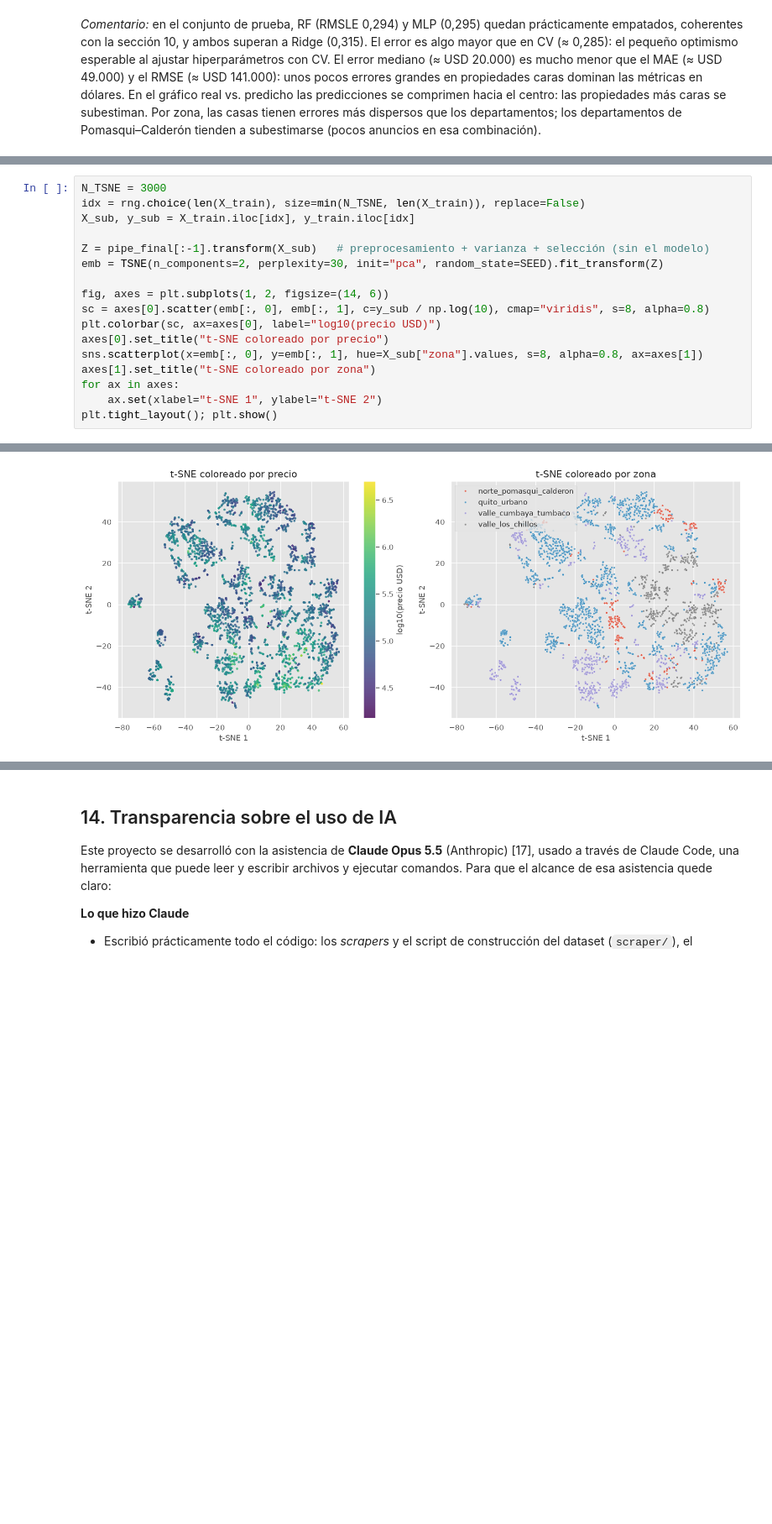
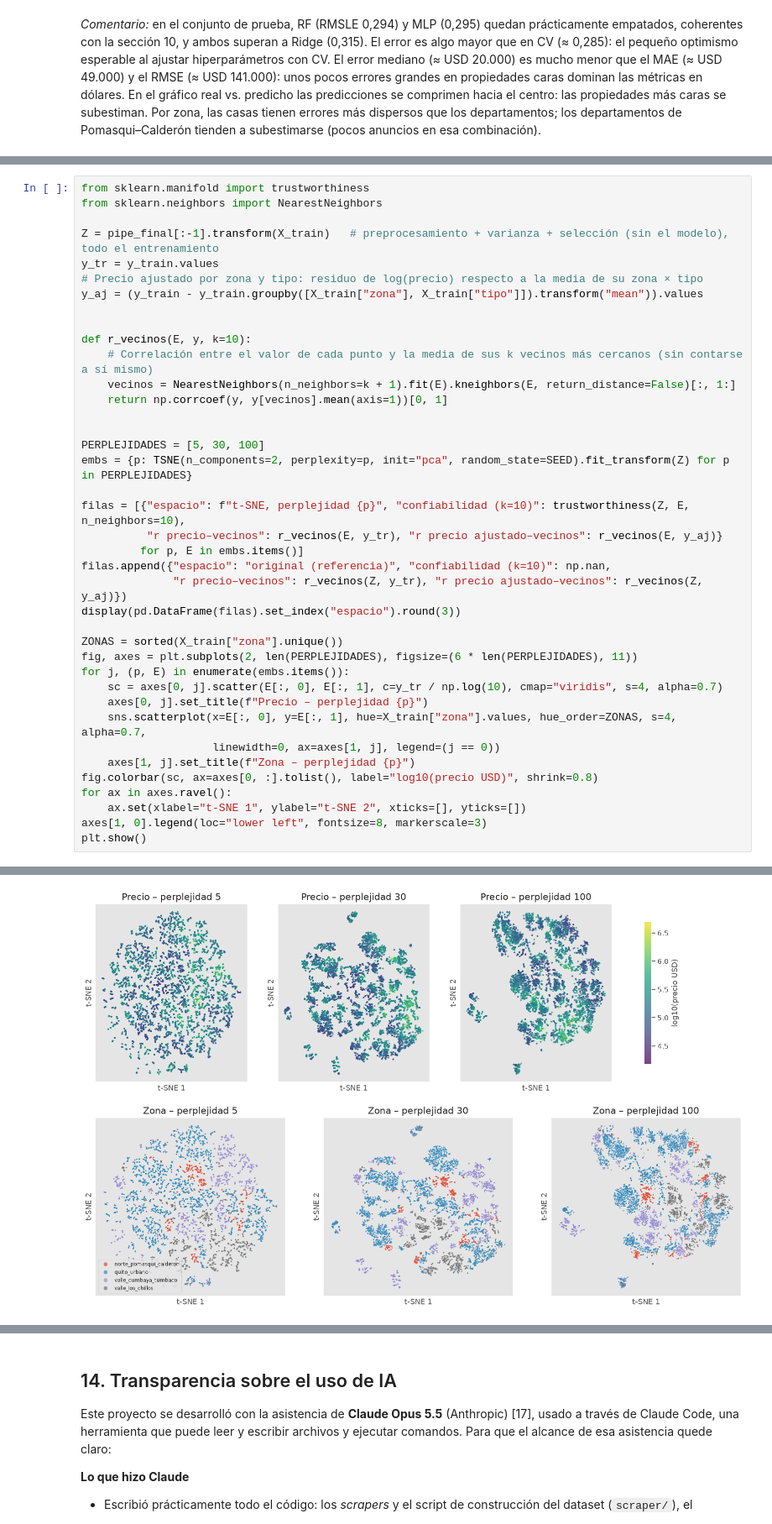
Before and after one commit to marcejose-ec/usfq-supervisado-proyecto-final, a Jupyter notebook: proyecto_ml_casas_quito.ipynb, the cells around one changed output, grey strips where cells are left out. Shown at 84% size. Saved outputs shown, nothing was run; the diff lists cells and outputs as text; blank space fills up the shorter version.

```diff
--- a/proyecto_ml_casas_quito.ipynb
+++ b/proyecto_ml_casas_quito.ipynb
@@ -1594,18 +1644,40 @@ por su **precio** (escala log); en el segundo panel, por zona.
 # %%
-N_TSNE = 3000
-idx = rng.choice(len(X_train), size=min(N_TSNE, len(X_train)), replace=False)
-X_sub, y_sub = X_train.iloc[idx], y_train.iloc[idx]
+from sklearn.manifold import trustworthiness
+from sklearn.neighbors import NearestNeighbors
 
-Z = pipe_final[:-1].transform(X_sub)   # preprocesamiento + varianza + selección (sin el modelo)
-emb = TSNE(n_components=2, perplexity=30, init="pca", random_state=SEED).fit_transform(Z)
+Z = pipe_final[:-1].transform(X_train)   # preprocesamiento + varianza + selección (sin el modelo), todo el entrenamiento
+y_tr = y_train.values
+# Precio ajustado por zona y tipo: residuo de log(precio) respecto a la media de su zona × tipo
+y_aj = (y_train - y_train.groupby([X_train["zona"], X_train["tipo"]]).transform("mean")).values
 
-fig, axes = plt.subplots(1, 2, figsize=(14, 6))
-sc = axes[0].scatter(emb[:, 0], emb[:, 1], c=y_sub / np.log(10), cmap="viridis", s=8, alpha=0.8)
-plt.colorbar(sc, ax=axes[0], label="log10(precio USD)")
-axes[0].set_title("t-SNE coloreado por precio")
-sns.scatterplot(x=emb[:, 0], y=emb[:, 1], hue=X_sub["zona"].values, s=8, alpha=0.8, ax=axes[1])
-axes[1].set_title("t-SNE coloreado por zona")
-for ax in axes:
-    ax.set(xlabel="t-SNE 1", ylabel="t-SNE 2")
-plt.tight_layout(); plt.show()
+
+def r_vecinos(E, y, k=10):
+    # Correlación entre el valor de cada punto y la media de sus k vecinos más cercanos (sin contarse a sí mismo)
+    vecinos = NearestNeighbors(n_neighbors=k + 1).fit(E).kneighbors(E, return_distance=False)[:, 1:]
+    return np.corrcoef(y, y[vecinos].mean(axis=1))[0, 1]
+
+
+PERPLEJIDADES = [5, 30, 100]
+embs = {p: TSNE(n_components=2, perplexity=p, init="pca", random_state=SEED).fit_transform(Z) for p in PERPLEJIDADES}
+
+filas = [{"espacio": f"t-SNE, perplejidad {p}", "confiabilidad (k=10)": trustworthiness(Z, E, n_neighbors=10),
+          "r precio–vecinos": r_vecinos(E, y_tr), "r precio ajustado–vecinos": r_vecinos(E, y_aj)}
+         for p, E in embs.items()]
+filas.append({"espacio": "original (referencia)", "confiabilidad (k=10)": np.nan,
+              "r precio–vecinos": r_vecinos(Z, y_tr), "r precio ajustado–vecinos": r_vecinos(Z, y_aj)})
+display(pd.DataFrame(filas).set_index("espacio").round(3))
+
+ZONAS = sorted(X_train["zona"].unique())
+fig, axes = plt.subplots(2, len(PERPLEJIDADES), figsize=(6 * len(PERPLEJIDADES), 11))
+for j, (p, E) in enumerate(embs.items()):
+    sc = axes[0, j].scatter(E[:, 0], E[:, 1], c=y_tr / np.log(10), cmap="viridis", s=4, alpha=0.7)
+    axes[0, j].set_title(f"Precio – perplejidad {p}")
+    sns.scatterplot(x=E[:, 0], y=E[:, 1], hue=X_train["zona"].values, hue_order=ZONAS, s=4, alpha=0.7,
+                    linewidth=0, ax=axes[1, j], legend=(j == 0))
+    axes[1, j].set_title(f"Zona – perplejidad {p}")
+fig.colorbar(sc, ax=axes[0, :].tolist(), label="log10(precio USD)", shrink=0.8)
+for ax in axes.ravel():
+    ax.set(xlabel="t-SNE 1", ylabel="t-SNE 2", xticks=[], yticks=[])
+axes[1, 0].legend(loc="lower left", fontsize=8, markerscale=3)
+plt.show()
 # %% [output]
@@ -1612,2 +1690,2 @@ plt.tight_layout(); plt.show()
-[figure, old version]
+[figure, new version]
 # %% [markdown]
```
Also changed, not shown: parts of 13 cells of this notebook, 5 other files.
